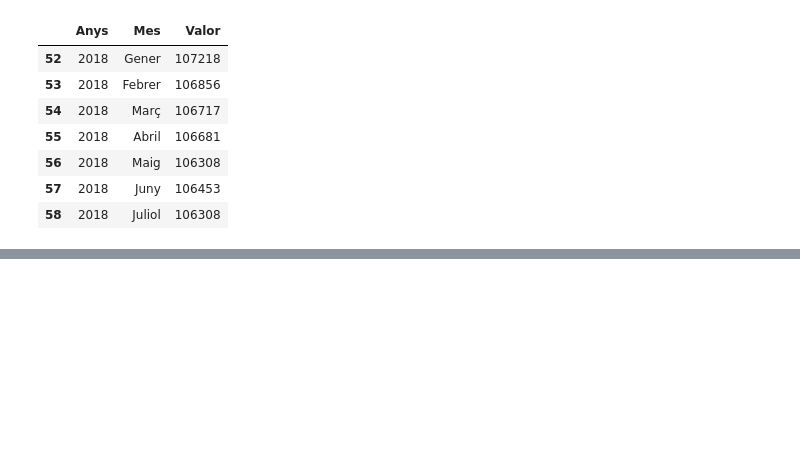
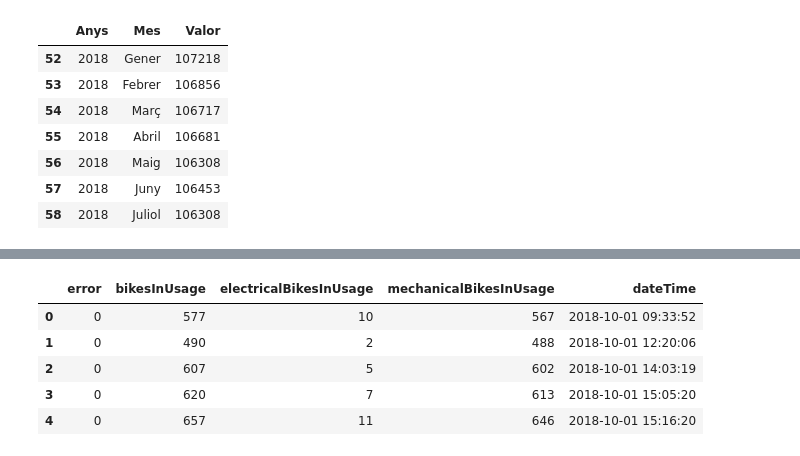
Before and after one commit to jonathan9879/barcelona_data, a Jupyter notebook: Data_tables.ipynb, the cells around one changed output, grey strips where cells are left out. Cells and saved outputs as stored; diff of their text form; code cells hidden in the pictures; blank space fills up the shorter version.

```diff
--- a/Data_tables.ipynb
+++ b/Data_tables.ipynb
@@ -186,0 +209,10 @@ accidents = pd.DataFrame(data = accidents_data)
+# %%
+bicing_usage1018 = pd.read_csv('https://opendata-ajuntament.barcelona.cat/resources/bcn/2018_10_Octubre_BICING_US.csv')
+bicing_usage1018.head()
+# %% [output]
+|  | error | bikesInUsage | electricalBikesInUsage | mechanicalBikesInUsage | dateTime |
+| 0 | 0 | 577 | 10 | 567 | 2018-10-01 09:33:52 |
+| 1 | 0 | 490 | 2 | 488 | 2018-10-01 12:20:06 |
+| 2 | 0 | 607 | 5 | 602 | 2018-10-01 14:03:19 |
+| 3 | 0 | 620 | 7 | 613 | 2018-10-01 15:05:20 |
+| 4 | 0 | 657 | 11 | 646 | 2018-10-01 15:16:20 |
```
Also changed, not shown: parts of 8 cells of this notebook.
